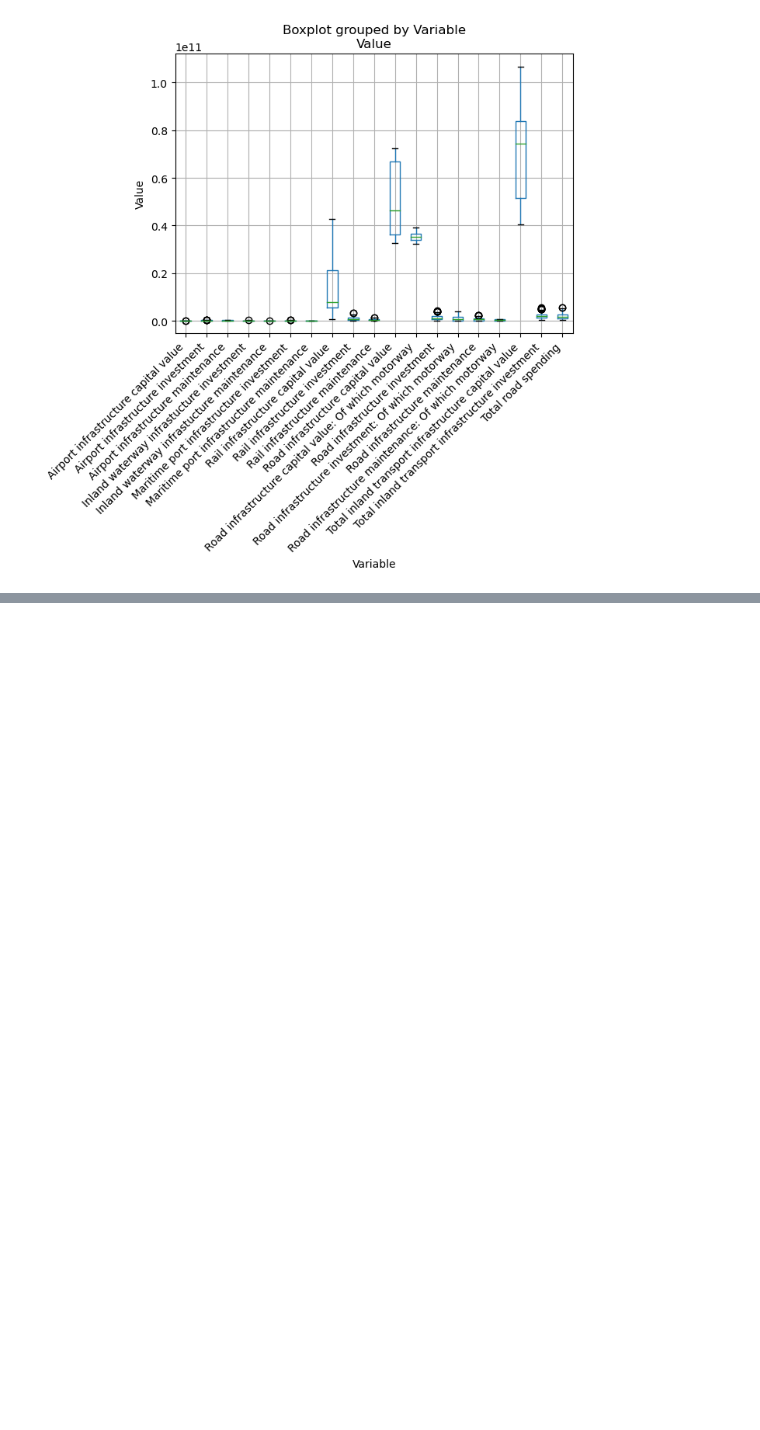
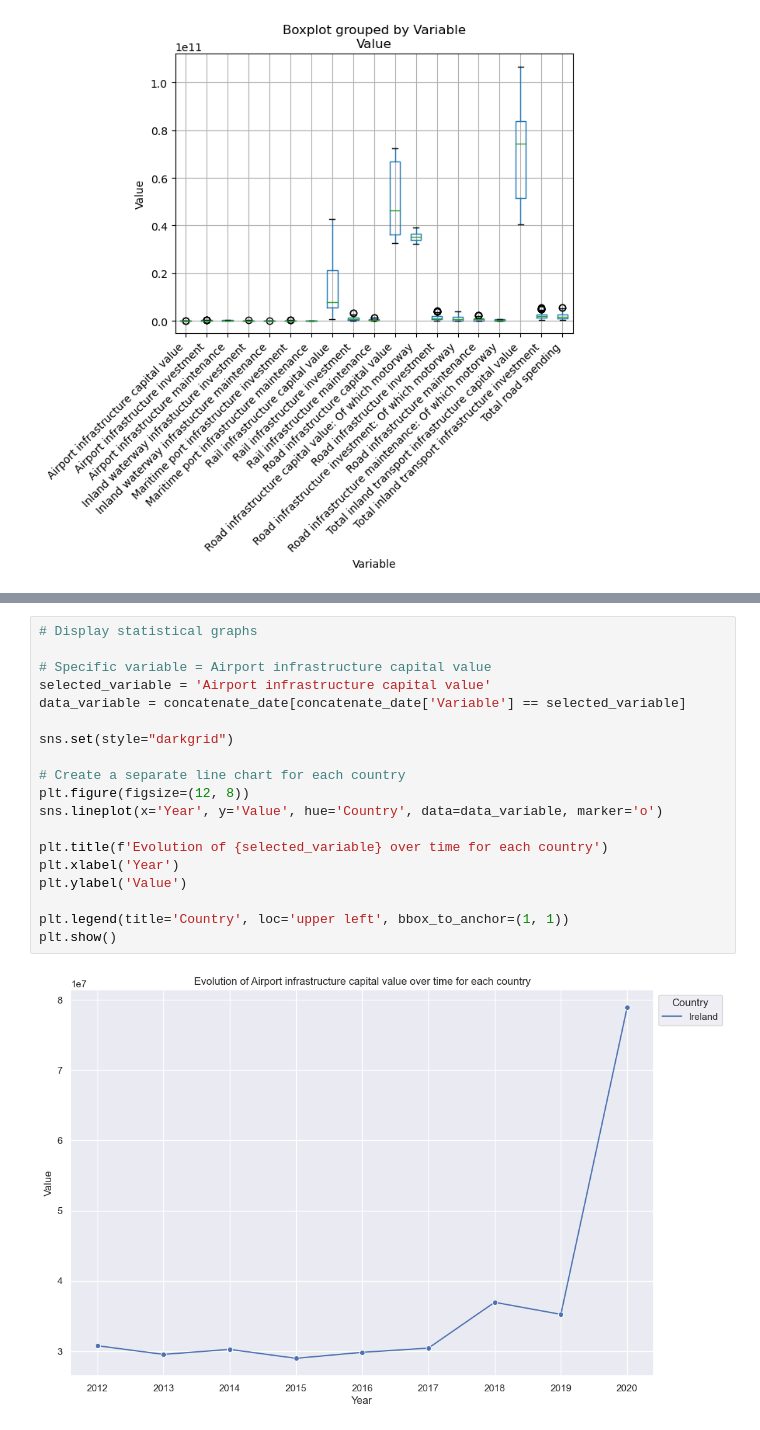
Before and after one commit to AnanyCasasManosalva/MSC_DA_CA2, a Jupyter notebook: Transport_CA-2.ipynb, the cells around one changed output, grey strips where cells are left out. Saved outputs shown, nothing was run; the diff lists cells and outputs as text; blank space fills up the shorter version.

Commit message:
show statistical graphics

```diff
--- a/Transport_CA-2.ipynb
+++ b/Transport_CA-2.ipynb
@@ -409,0 +408,21 @@ plt.xticks(rotation=45, ha='right')
+# %%
+# Display statistical graphs
+
+# Specific variable = Airport infrastructure capital value
+selected_variable = 'Airport infrastructure capital value'
+data_variable = concatenate_date[concatenate_date['Variable'] == selected_variable]
+
+sns.set(style="darkgrid")
+
+# Create a separate line chart for each country
+plt.figure(figsize=(12, 8))
+sns.lineplot(x='Year', y='Value', hue='Country', data=data_variable, marker='o')
+
+plt.title(f'Evolution of {selected_variable} over time for each country')
+plt.xlabel('Year')
+plt.ylabel('Value')
+
+plt.legend(title='Country', loc='upper left', bbox_to_anchor=(1, 1))
+plt.show()
+# %% [output]
+[figure, added]
```
Also changed, not shown: parts of 6 cells of this notebook.
